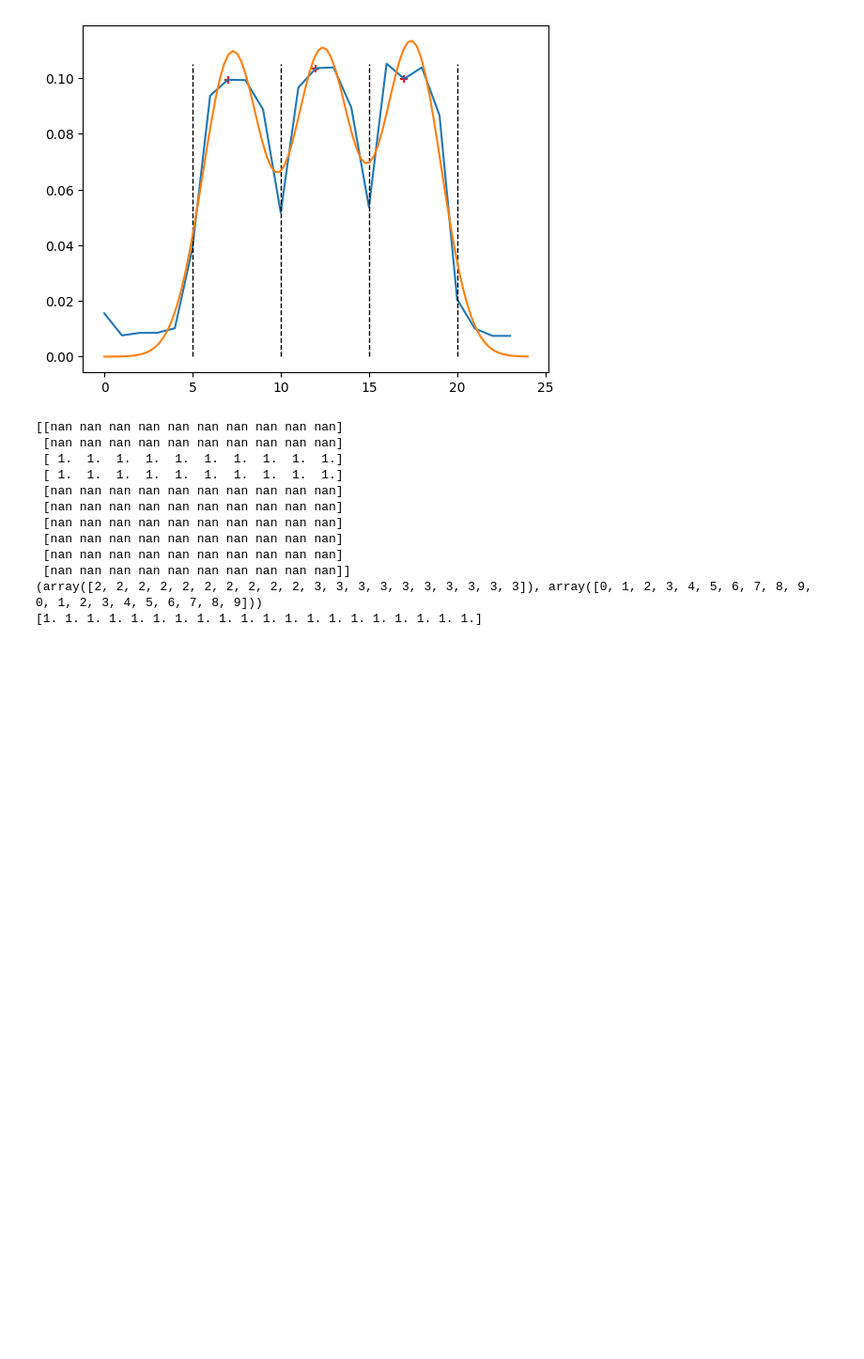
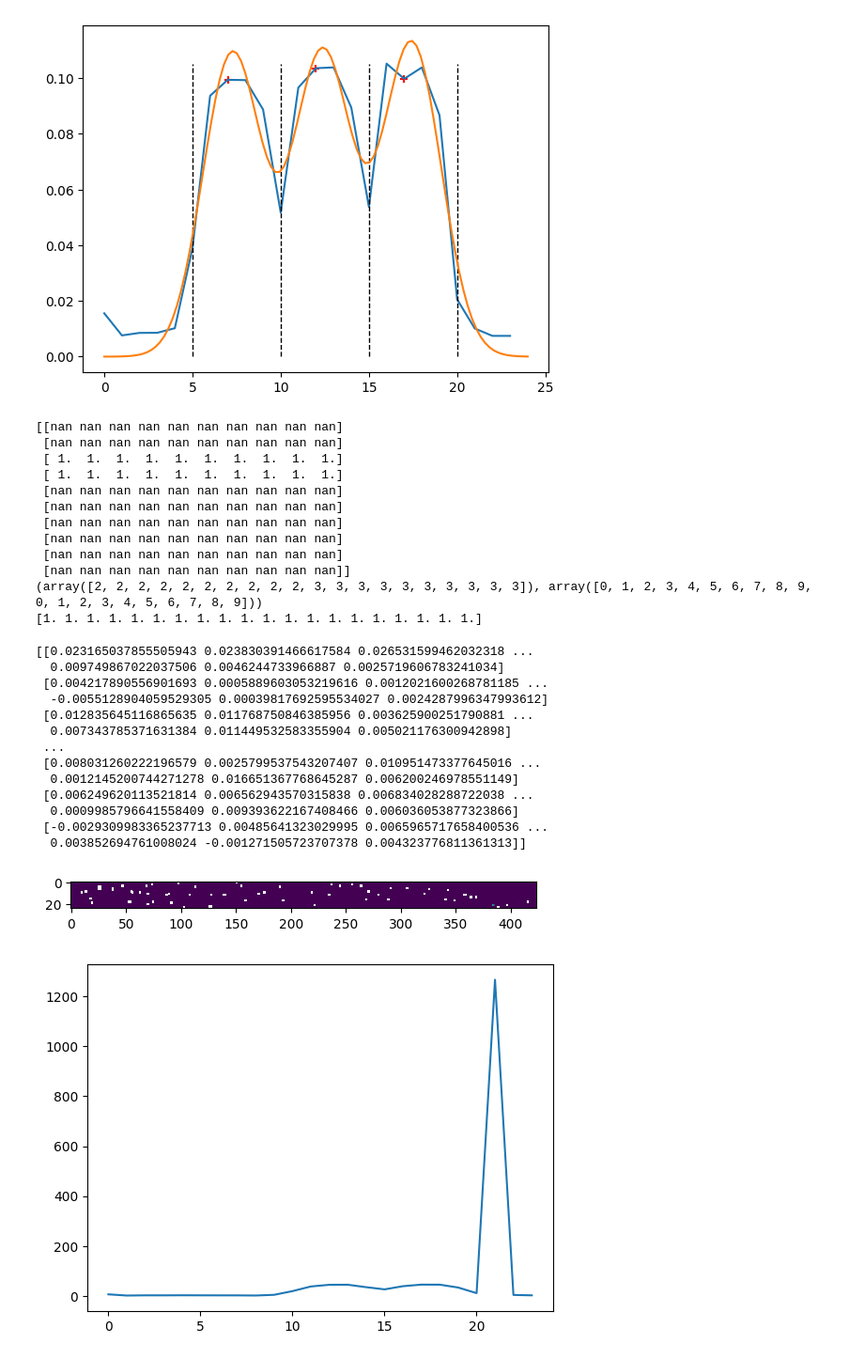
Before and after one commit to TimEpsilon/BetterNIRSpecBackground, a Jupyter notebook: Background_Testing.ipynb, the cells around one changed output. Shown at 94% size. Saved outputs shown, nothing was run; the diff lists cells and outputs as text; code cells hidden in the pictures; blank space fills up the shorter version.

```diff
--- a/Background_Testing.ipynb
+++ b/Background_Testing.ipynb
@@ -151,3 +151,31 @@ print(data[non_nan])
  [nan nan nan nan nan nan nan nan nan nan]]
 (array([2, 2, 2, 2, 2, 2, 2, 2, 2, 2, 3, 3, 3, 3, 3, 3, 3, 3, 3, 3]), array([0, 1, 2, 3, 4, 5, 6, 7, 8, 9, 0, 1, 2, 3, 4, 5, 6, 7, 8, 9]))
 [1. 1. 1. 1. 1. 1. 1. 1. 1. 1. 1. 1. 1. 1. 1. 1. 1. 1. 1. 1.]
+# %%
+multi_hdu = fits.open(name)
+data = multi_hdu[673].data
+data = np.ma.array(data,mask=np.isnan(data))
+print(data)
+plt.figure()
+plt.imshow(data)
+plt.show()
+x = data.sum(axis=1)
+plt.figure()
+plt.plot(x)
+multi_hdu.close()
+# %% [output]
+[[0.023165037855505943 0.023830391466617584 0.026531599462032318 ...
+  0.009749867022037506 0.0046244733966887 0.0025719606783241034]
+ [0.004217890556901693 0.0005889603053219616 0.0012021600268781185 ...
+  -0.0055128904059529305 0.00039817692595534027 0.0024287996347993612]
+ [0.012835645116865635 0.011768750846385956 0.003625900251790881 ...
+  0.007343785371631384 0.011449532583355904 0.005021176300942898]
+ ...
+ [0.008031260222196579 0.0025799537543207407 0.010951473377645016 ...
+  0.0012145200744271278 0.016651367768645287 0.006200246978551149]
+ [0.006249620113521814 0.006562943570315838 0.006834028288722038 ...
+  0.0009985796641558409 0.009393622167408466 0.006036053877323866]
+ [-0.0029309983365237713 0.00485641323029995 0.0065965717658400536 ...
+  0.003852694761008024 -0.001271505723707378 0.004323776811361313]]
+[figure, added]
+[figure, added]
```
Also changed, not shown: parts of 6 cells of this notebook, 4 other files.
